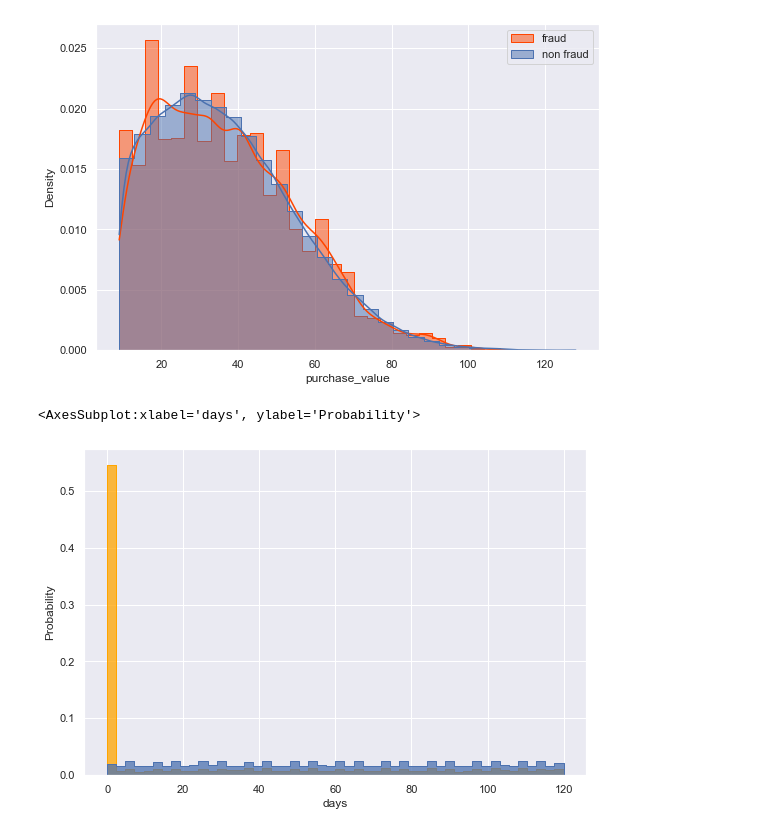
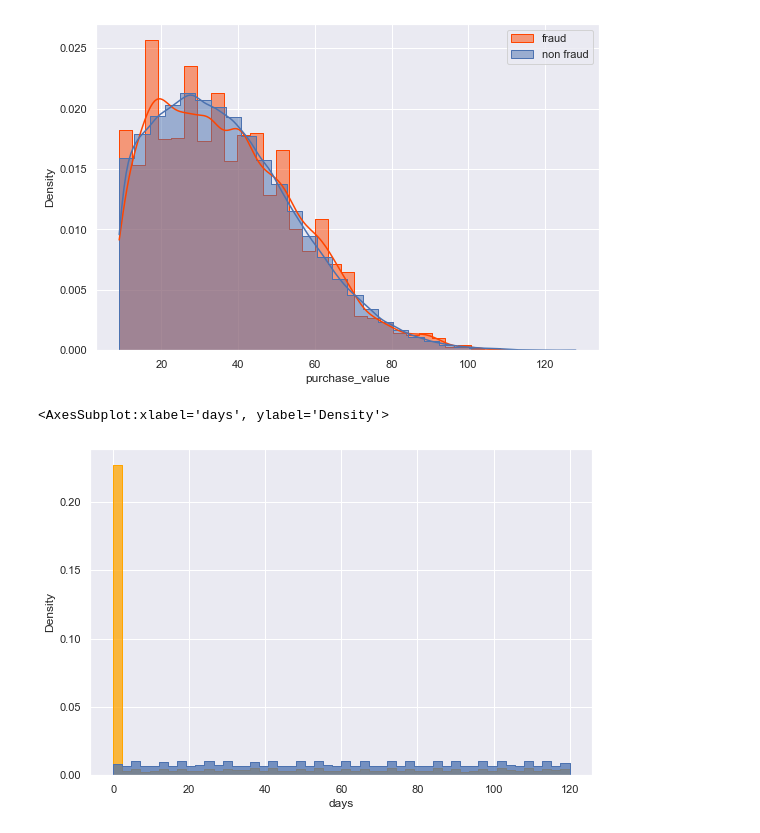
Before and after one commit to TeoTzeShuen/school, a Jupyter notebook: Individual Project/project.ipynb, the cells around one changed output. Saved outputs shown, nothing was run; the diff lists cells and outputs as text; code cells hidden in the pictures.

```diff
--- a/Individual Project/project.ipynb
+++ b/Individual Project/project.ipynb
@@ -229,8 +236,8 @@ plt.show()
 
 # Another possibility is the time (in the df, 'days') of the purchase. It's possible that the fradulent cases have a different skew in purchase time
 # %%
-sns.histplot(df[df['is_fraud']==1]['days'],bins=50, stat='probability',color="Orange", element="step")
-sns.histplot(df[df['is_fraud']==0]['days'],bins=50, stat='probability', element="step")
+sns.histplot(df[df['is_fraud']==1]['days'],bins=50, stat='density',color="Orange", element="step")
+sns.histplot(df[df['is_fraud']==0]['days'],bins=50, stat='density', element="step")
 # %% [output]
-<AxesSubplot:xlabel='days', ylabel='Probability'>
+<AxesSubplot:xlabel='days', ylabel='Density'>
-[figure, old version]
+[figure, new version]
```
Also changed, not shown: parts of 11 cells of this notebook.
